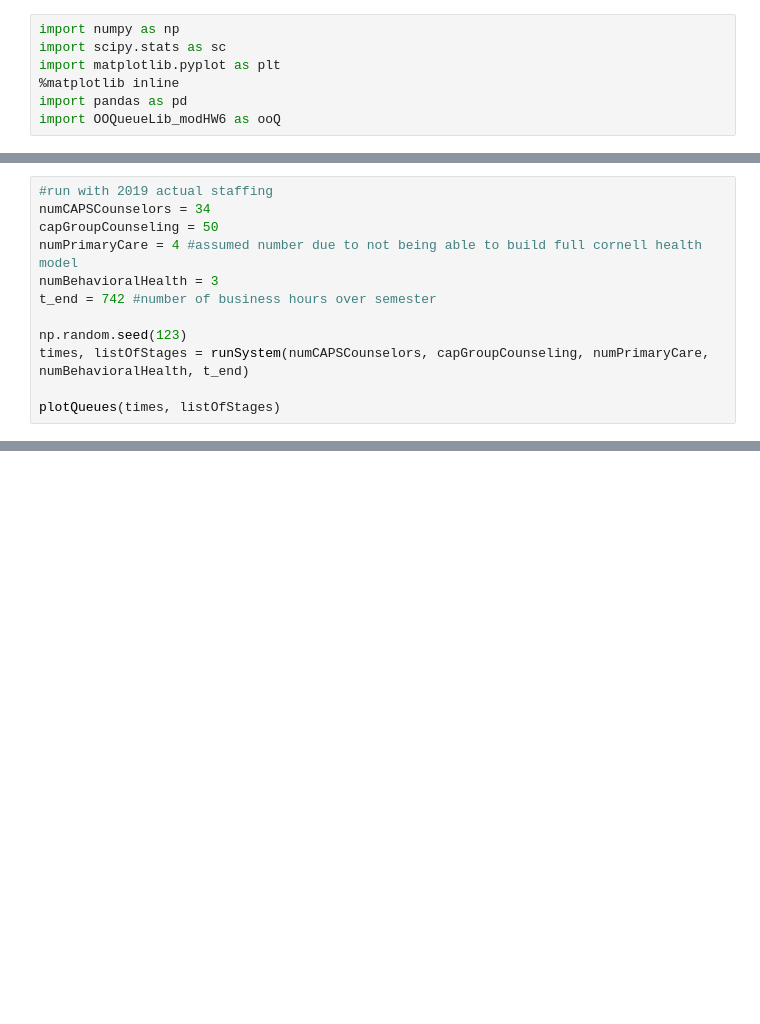
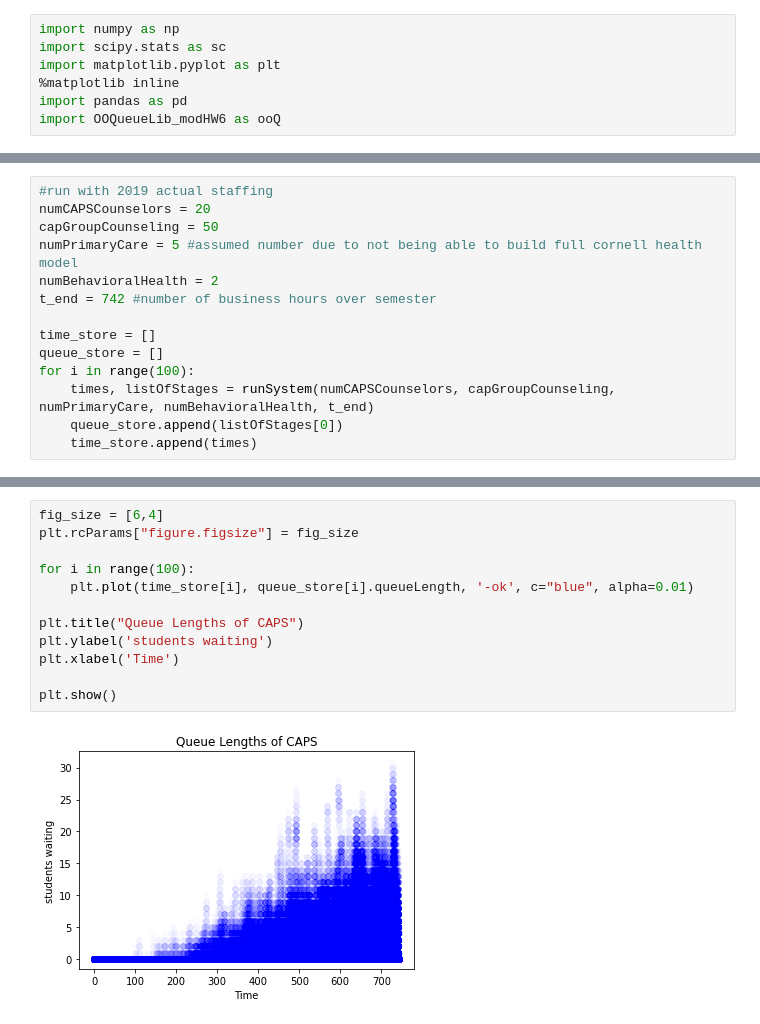
Before and after one commit to cateapple/stochastic_mental_health_uni, a Jupyter notebook: system.ipynb, the cells around one changed output, grey strips where cells are left out. Drawn from its saved outputs; the diff is of its cells as text; blank space fills up the shorter version.

```diff
--- a/system.ipynb
+++ b/system.ipynb
@@ -222,13 +213,15 @@ def plotQueues(times, listOfStages):
         plt.show()
 # %%
 #run with 2019 actual staffing
-numCAPSCounselors = 34
+numCAPSCounselors = 20
 capGroupCounseling = 50
-numPrimaryCare = 4 #assumed number due to not being able to build full cornell health model
-numBehavioralHealth = 3
+numPrimaryCare = 5 #assumed number due to not being able to build full cornell health model
+numBehavioralHealth = 2
 t_end = 742 #number of business hours over semester
 
-np.random.seed(123)
-times, listOfStages = runSystem(numCAPSCounselors, capGroupCounseling, numPrimaryCare, numBehavioralHealth, t_end)
-
-plotQueues(times, listOfStages)
+time_store = []
+queue_store = []
+for i in range(100):
+    times, listOfStages = runSystem(numCAPSCounselors, capGroupCounseling, numPrimaryCare, numBehavioralHealth, t_end)
+    queue_store.append(listOfStages[0])
+    time_store.append(times)
@@ -240,0 +228,14 @@ plotQueues(times, listOfStages)
+# %%
+fig_size = [6,4]
+plt.rcParams["figure.figsize"] = fig_size
+
+for i in range(100):
+    plt.plot(time_store[i], queue_store[i].queueLength, '-ok', c="blue", alpha=0.01)
+
+plt.title("Queue Lengths of CAPS")
+plt.ylabel('students waiting')
+plt.xlabel('Time')
+
+plt.show()
+# %% [output]
+[figure, added]
```
Also changed, not shown: parts of 5 cells of this notebook.
